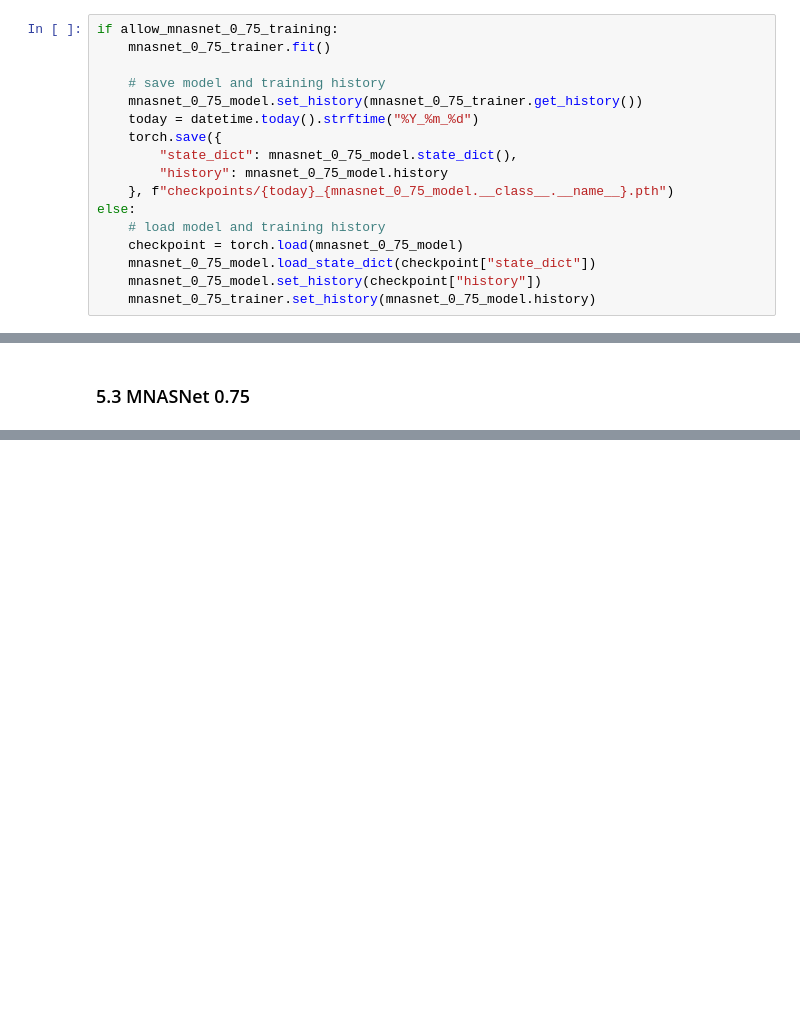
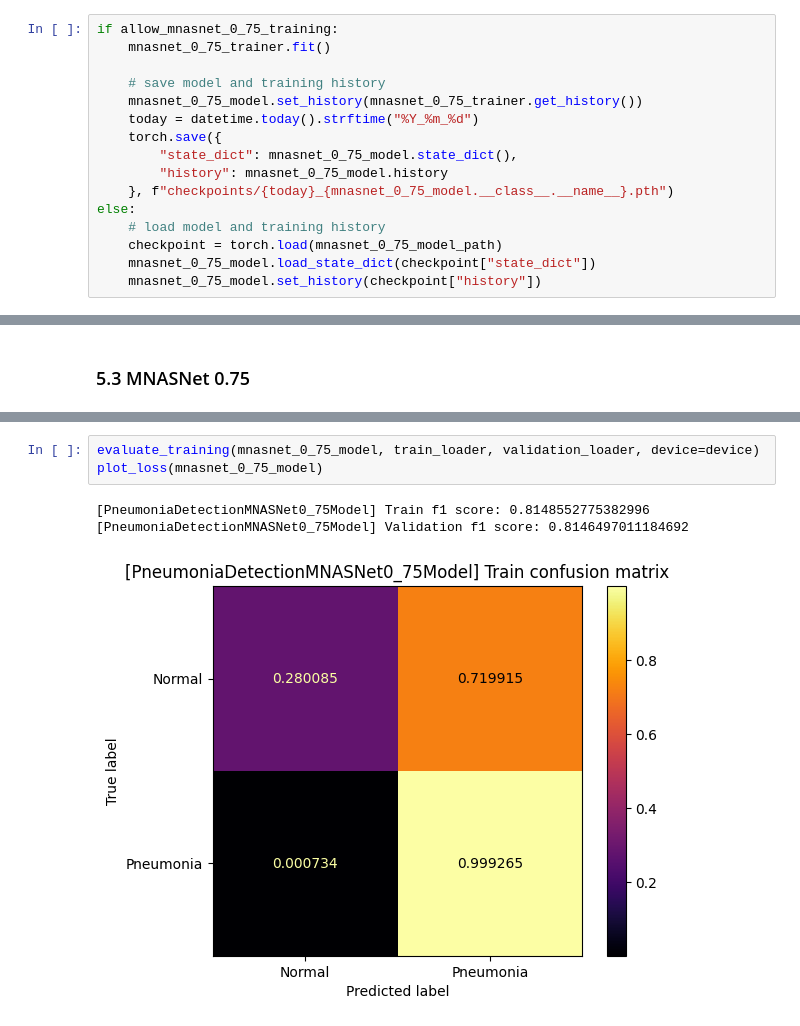
Before and after one commit to paulopacitti/pneumonia-detection, a Jupyter notebook: main.ipynb, the cells around one changed output, grey strips where cells are left out. Drawn from its saved outputs; the diff is of its cells as text; blank space fills up the shorter version.

```diff
--- a/main.ipynb
+++ b/main.ipynb
@@ -198,7 +208,6 @@ if allow_mnasnet_0_75_training:
     }, f"checkpoints/{today}_{mnasnet_0_75_model.__class__.__name__}.pth")
 else:
     # load model and training history
-    checkpoint = torch.load(mnasnet_0_75_model)
+    checkpoint = torch.load(mnasnet_0_75_model_path)
     mnasnet_0_75_model.load_state_dict(checkpoint["state_dict"])
     mnasnet_0_75_model.set_history(checkpoint["history"])
-    mnasnet_0_75_trainer.set_history(mnasnet_0_75_model.history)
@@ -266,0 +240,7 @@ Validation f1 score: 0.8140127658843994
+# %%
+evaluate_training(mnasnet_0_75_model, train_loader, validation_loader, device=device)
+plot_loss(mnasnet_0_75_model)
+# %% [output]
+[PneumoniaDetectionMNASNet0_75Model] Train f1 score: 0.8148552775382996
+[PneumoniaDetectionMNASNet0_75Model] Validation f1 score: 0.8146497011184692
+[figure, added]
```
Also changed, not shown: parts of 19 cells of this notebook, 4 other files.
